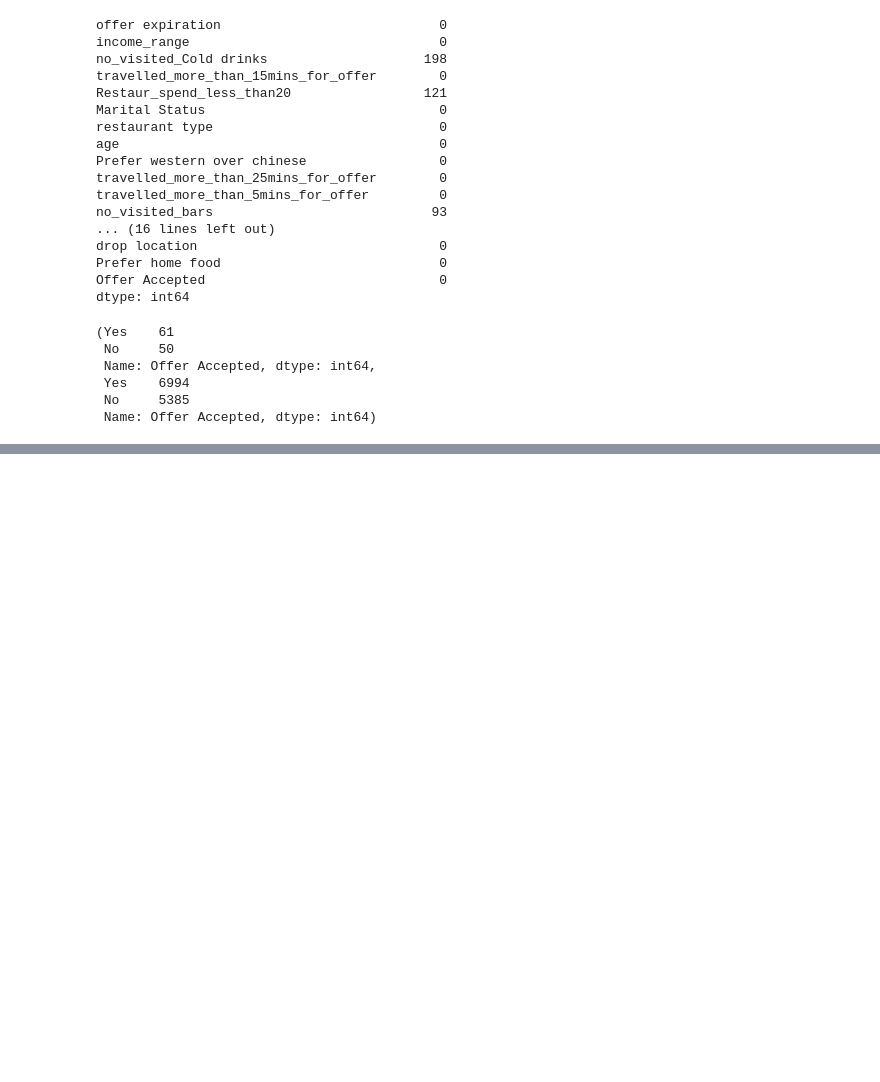
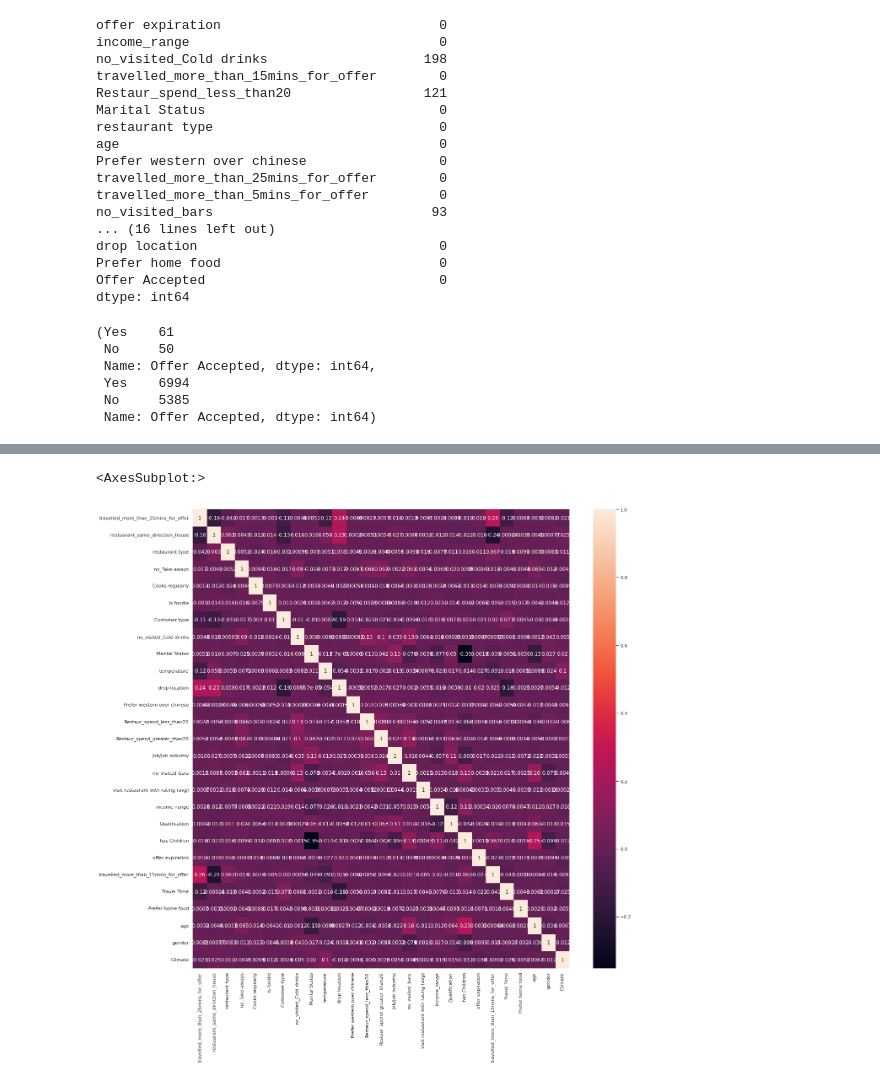
Before and after one commit to ShagunDwivedi/MarketingStrategy-PersonalisedOffer, a Jupyter notebook: mlp-project.ipynb, the cells around one changed output, grey strips where cells are left out. Drawn from its saved outputs; the diff is of its cells as text; code cells hidden in the pictures; blank space fills up the shorter version.

```diff
--- a/mlp-project.ipynb
+++ b/mlp-project.ipynb
@@ -198,0 +117,2 @@ train_data.head()
+# %%
+all_col = list(set(X_train_all.columns)-set(["car","restuarant_opposite_direction_house","travelled_more_than_5mins_for_offer"]))
@@ -198,0 +123,18 @@ train_data.head()
+# %%
+#missing values and unnecessary stuff
+transformer1 = ColumnTransformer(
+    [
+        ("drop_cols", "drop", ["car","restuarant_opposite_direction_house","travelled_more_than_5mins_for_offer"]),
+        ("imputer", SimpleImputer(strategy="most_frequent"), all_col)
+    ],
+    remainder="passthrough"
+)
+# %%
+pipeline = Pipeline(
+    steps=[('replacing',transformer1),
+           ('encoding', OrdinalEncoder())
+          ]
+)
+# %%
+X_train_full = pd.DataFrame(pipeline.fit_transform(X_train_all), columns=all_col)
+X_train_full.head()
@@ -198,0 +160,5 @@ train_data.head()
+# %%
+sns.heatmap(X_train_full.corr(),annot=True)
+# %% [output]
+<AxesSubplot:>
+[figure, added]
```
Also changed, not shown: parts of 35 cells of this notebook.
